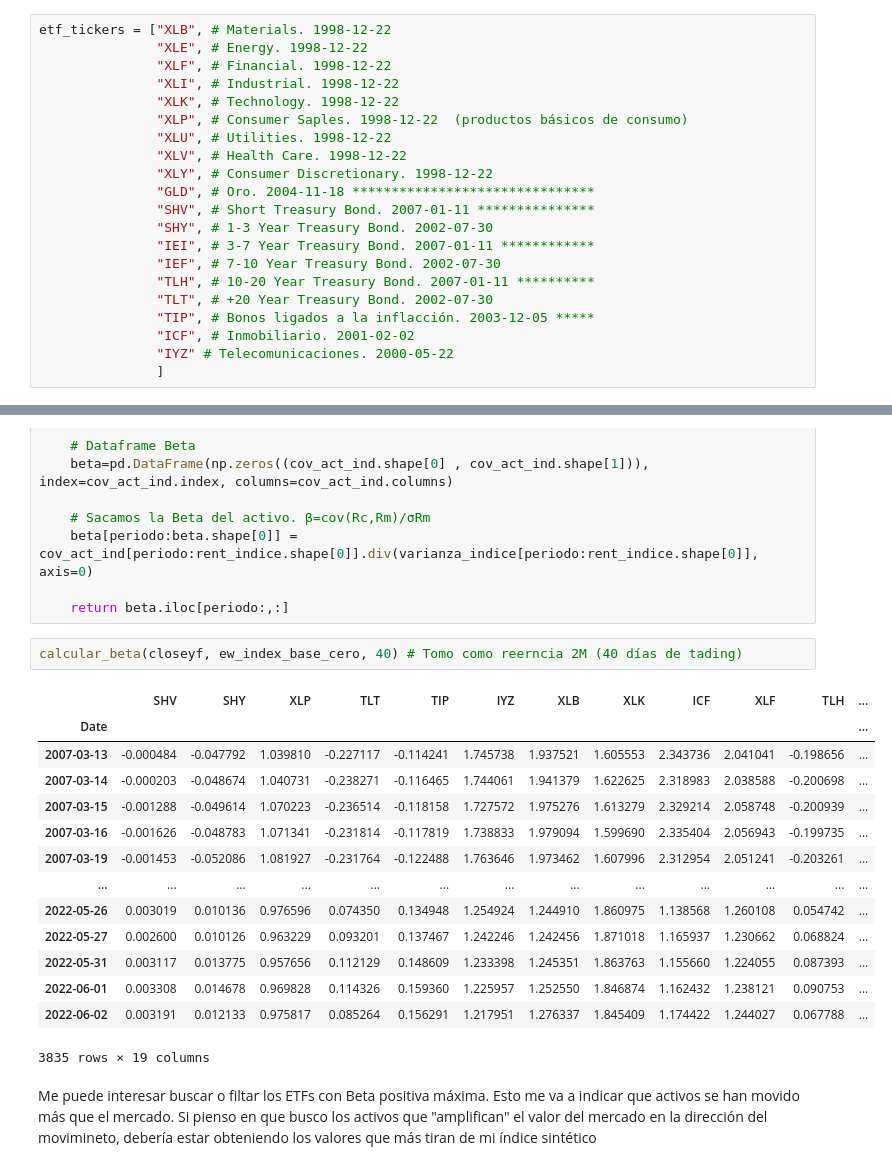
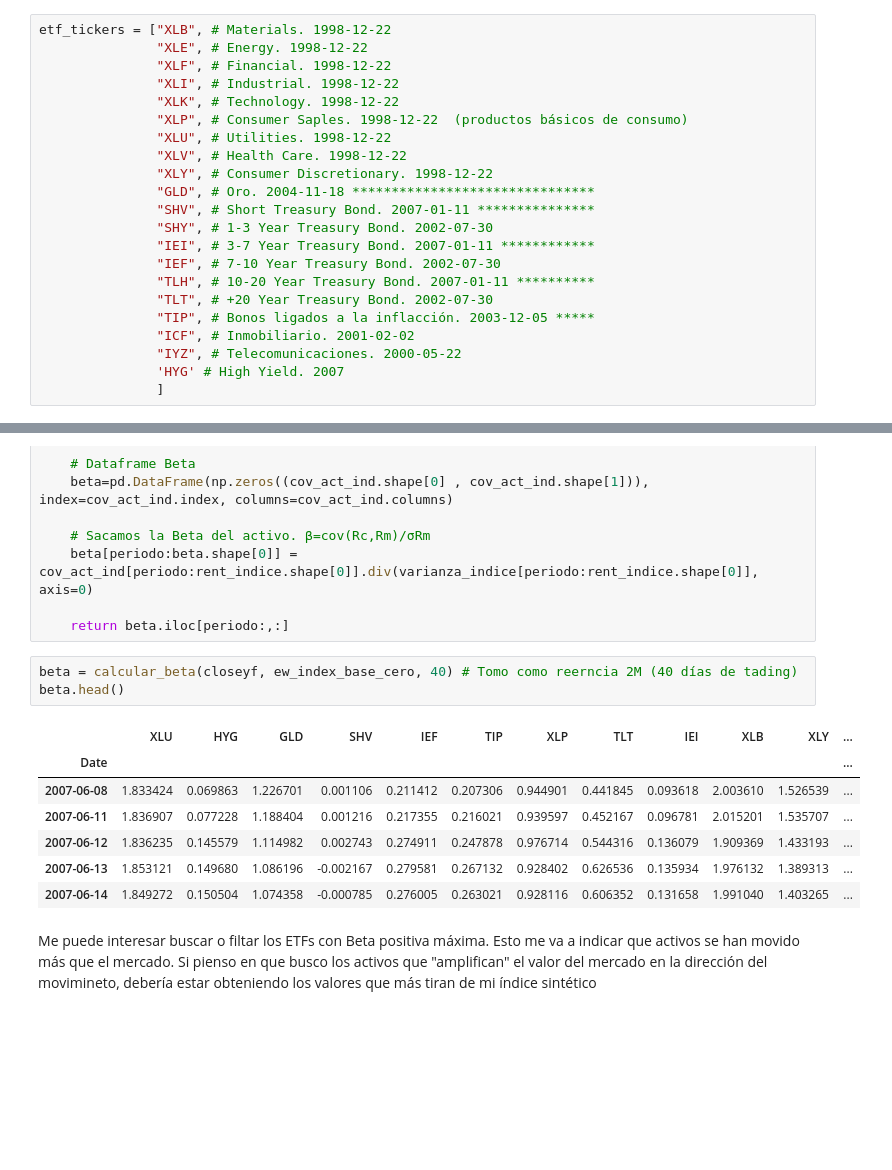
Before and after one commit to NicoGuillen/Backtest, a Jupyter notebook: Quant_Features.ipynb, the cells around one changed output, grey strips where cells are left out. Drawn from its saved outputs; the diff is of its cells as text; blank space fills up the shorter version.

```diff
--- a/Quant_Features.ipynb
+++ b/Quant_Features.ipynb
@@ -49,7 +50,8 @@ etf_tickers = ["XLB", # Materials. 1998-12-22
                "TLT", # +20 Year Treasury Bond. 2002-07-30
                "TIP", # Bonos ligados a la inflacción. 2003-12-05 *****
                "ICF", # Inmobiliario. 2001-02-02
-               "IYZ" # Telecomunicaciones. 2000-05-22
+               "IYZ", # Telecomunicaciones. 2000-05-22
+               'HYG' # High Yield. 2007
                ]
 # %%
 etf_highYield = ['HYG', 'PHB', 'JNK', 'BKLN']
@@ -376,22 +381,16 @@ def calcular_beta(data, indice, periodo):
 
     return beta.iloc[periodo:,:]
 # %%
-calcular_beta(closeyf, ew_index_base_cero, 40) # Tomo como reerncia 2M (40 días de tading)
+beta = calcular_beta(closeyf, ew_index_base_cero, 40) # Tomo como reerncia 2M (40 días de tading)
+beta.head()
 # %% [output]
-|  | SHV | SHY | XLP | TLT | TIP | IYZ | XLB | XLK | ICF | XLF | TLH | ... |
+|  | XLU | HYG | GLD | SHV | IEF | TIP | XLP | TLT | IEI | XLB | XLY | ... |
 | Date |  |  |  |  |  |  |  |  |  |  |  | ... |
-| 2007-03-13 | -0.000484 | -0.047792 | 1.039810 | -0.227117 | -0.114241 | 1.745738 | 1.937521 | 1.605553 | 2.343736 | 2.041041 | -0.198656 | ... |
-| 2007-03-14 | -0.000203 | -0.048674 | 1.040731 | -0.238271 | -0.116465 | 1.744061 | 1.941379 | 1.622625 | 2.318983 | 2.038588 | -0.200698 | ... |
-| 2007-03-15 | -0.001288 | -0.049614 | 1.070223 | -0.236514 | -0.118158 | 1.727572 | 1.975276 | 1.613279 | 2.329214 | 2.058748 | -0.200939 | ... |
-| 2007-03-16 | -0.001626 | -0.048783 | 1.071341 | -0.231814 | -0.117819 | 1.738833 | 1.979094 | 1.599690 | 2.335404 | 2.056943 | -0.199735 | ... |
-| 2007-03-19 | -0.001453 | -0.052086 | 1.081927 | -0.231764 | -0.122488 | 1.763646 | 1.973462 | 1.607996 | 2.312954 | 2.051241 | -0.203261 | ... |
-| ... | ... | ... | ... | ... | ... | ... | ... | ... | ... | ... | ... | ... |
-| 2022-05-26 | 0.003019 | 0.010136 | 0.976596 | 0.074350 | 0.134948 | 1.254924 | 1.244910 | 1.860975 | 1.138568 | 1.260108 | 0.054742 | ... |
-| 2022-05-27 | 0.002600 | 0.010126 | 0.963229 | 0.093201 | 0.137467 | 1.242246 | 1.242456 | 1.871018 | 1.165937 | 1.230662 | 0.068824 | ... |
-| 2022-05-31 | 0.003117 | 0.013775 | 0.957656 | 0.112129 | 0.148609 | 1.233398 | 1.245351 | 1.863763 | 1.155660 | 1.224055 | 0.087393 | ... |
-| 2022-06-01 | 0.003308 | 0.014678 | 0.969828 | 0.114326 | 0.159360 | 1.225957 | 1.252550 | 1.846874 | 1.162432 | 1.238121 | 0.090753 | ... |
-| 2022-06-02 | 0.003191 | 0.012133 | 0.975817 | 0.085264 | 0.156291 | 1.217951 | 1.276337 | 1.845409 | 1.174422 | 1.244027 | 0.067788 | ... |
+| 2007-06-08 | 1.833424 | 0.069863 | 1.226701 | 0.001106 | 0.211412 | 0.207306 | 0.944901 | 0.441845 | 0.093618 | 2.003610 | 1.526539 | ... |
+| 2007-06-11 | 1.836907 | 0.077228 | 1.188404 | 0.001216 | 0.217355 | 0.216021 | 0.939597 | 0.452167 | 0.096781 | 2.015201 | 1.535707 | ... |
+| 2007-06-12 | 1.836235 | 0.145579 | 1.114982 | 0.002743 | 0.274911 | 0.247878 | 0.976714 | 0.544316 | 0.136079 | 1.909369 | 1.433193 | ... |
+| 2007-06-13 | 1.853121 | 0.149680 | 1.086196 | -0.002167 | 0.279581 | 0.267132 | 0.928402 | 0.626536 | 0.135934 | 1.976132 | 1.389313 | ... |
+| 2007-06-14 | 1.849272 | 0.150504 | 1.074358 | -0.000785 | 0.276005 | 0.263021 | 0.928116 | 0.606352 | 0.131658 | 1.991040 | 1.403265 | ... |
-3835 rows × 19 columns
 # %% [markdown]
 Me puede interesar buscar o filtar los ETFs con Beta positiva máxima. Esto me va a indicar que activos se han movido más que el mercado. Si pienso en que busco los activos que "amplifican" el valor del mercado en la dirección del movimineto, debería estar obteniendo los valores que más tiran de mi índice sintético
 # %% [markdown]
```
Also changed, not shown: parts of 46 cells of this notebook, 1 other file.
